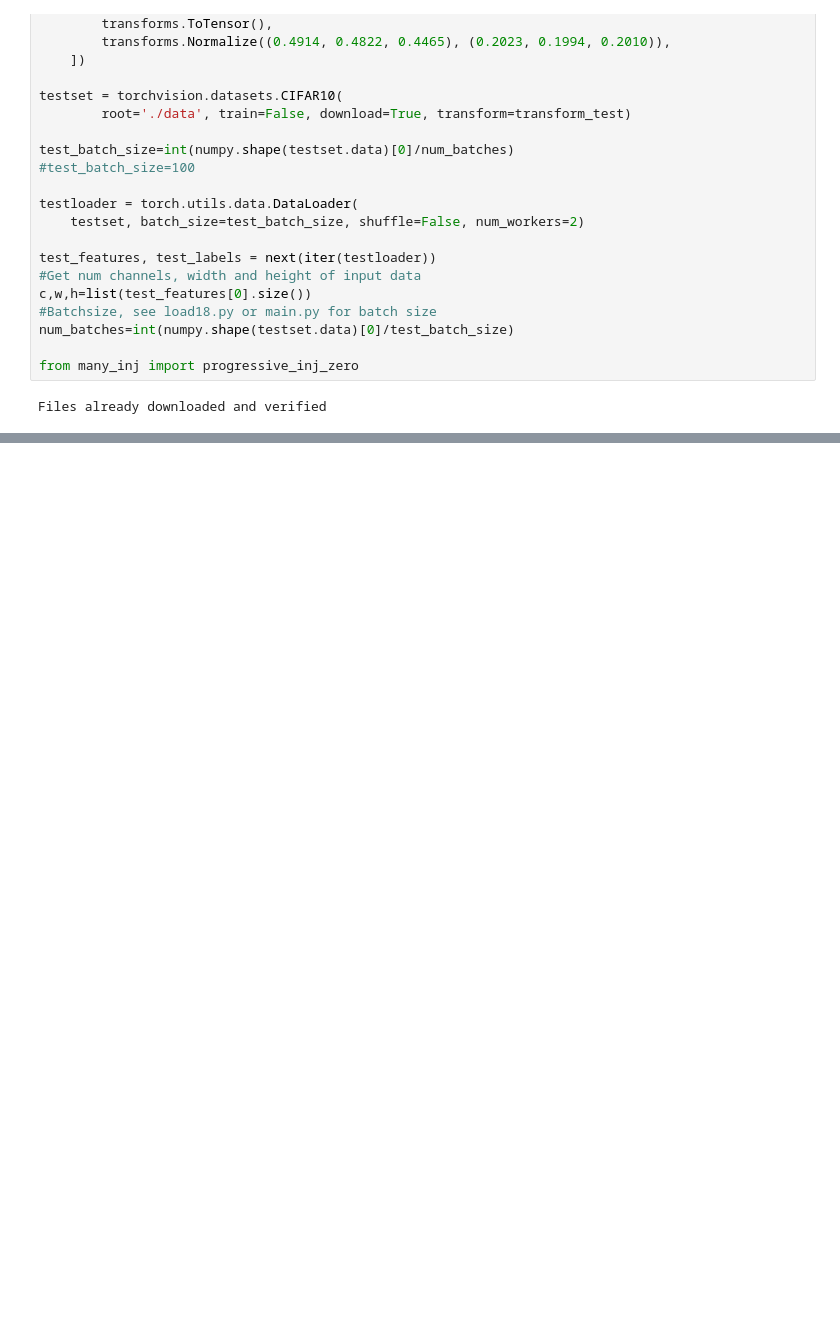
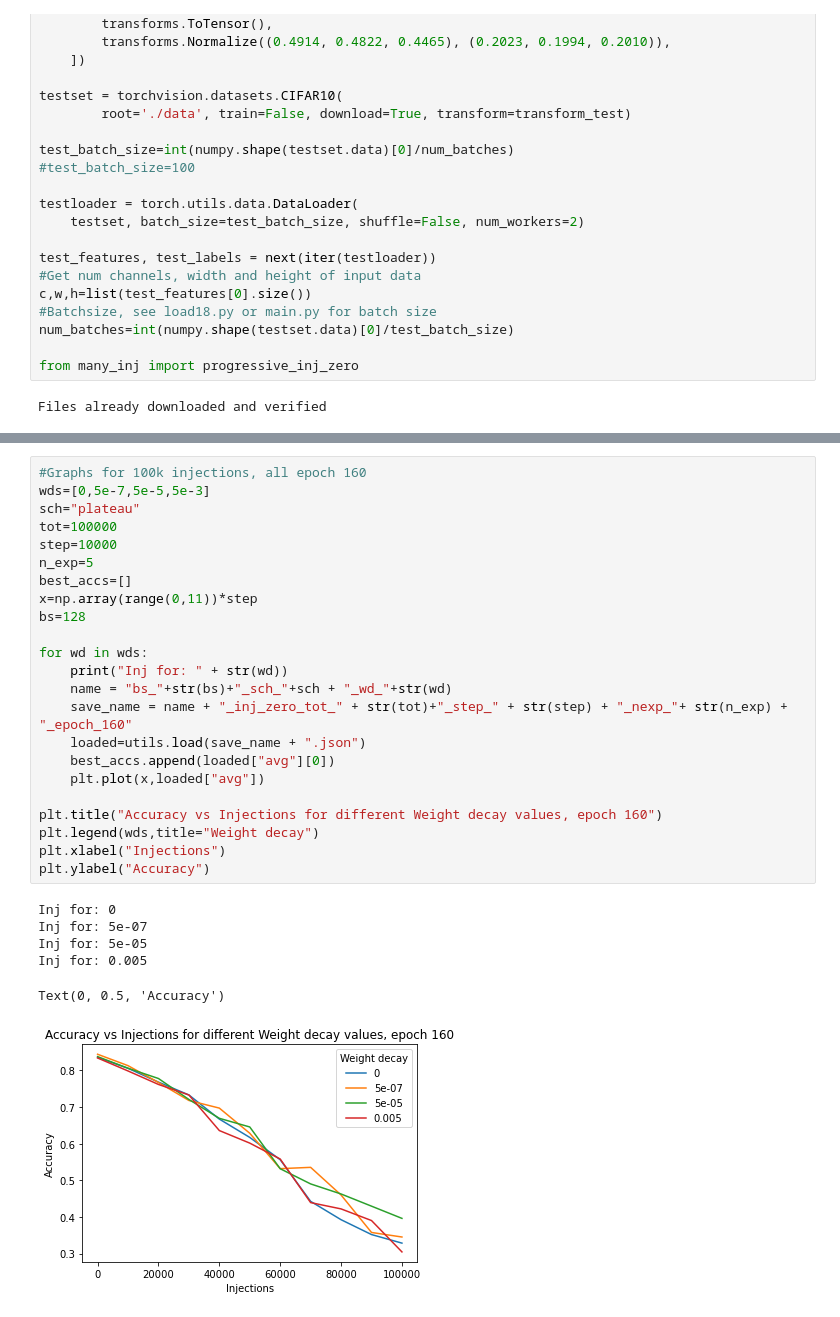
Before and after one commit to ceronvgabriel/MSc_Thesis_v2, a Jupyter notebook: weight_inj_for_wd.ipynb, the cells around one changed output, grey strips where cells are left out. Saved outputs shown, nothing was run; the diff lists cells and outputs as text; blank space fills up the shorter version.

```diff
--- a/weight_inj_for_wd.ipynb
+++ b/weight_inj_for_wd.ipynb
@@ -78,0 +88,30 @@ Injection: 2 of 2
+# %%
+#Graphs for 100k injections, all epoch 160
+wds=[0,5e-7,5e-5,5e-3]
+sch="plateau"
+tot=100000
+step=10000
+n_exp=5
+best_accs=[]
+x=np.array(range(0,11))*step
+bs=128
+
+for wd in wds:
+    print("Inj for: " + str(wd))
+    name = "bs_"+str(bs)+"_sch_"+sch + "_wd_"+str(wd)
+    save_name = name + "_inj_zero_tot_" + str(tot)+"_step_" + str(step) + "_nexp_"+ str(n_exp) + "_epoch_160"
+    loaded=utils.load(save_name + ".json")
+    best_accs.append(loaded["avg"][0])
+    plt.plot(x,loaded["avg"])
+
+plt.title("Accuracy vs Injections for different Weight decay values, epoch 160")
+plt.legend(wds,title="Weight decay")
+plt.xlabel("Injections")
+plt.ylabel("Accuracy")
+# %% [output]
+Inj for: 0
+Inj for: 5e-07
+Inj for: 5e-05
+Inj for: 0.005
+Text(0, 0.5, 'Accuracy')
+[figure, added]
```
Also changed, not shown: parts of 6 cells of this notebook, 4 other files.
